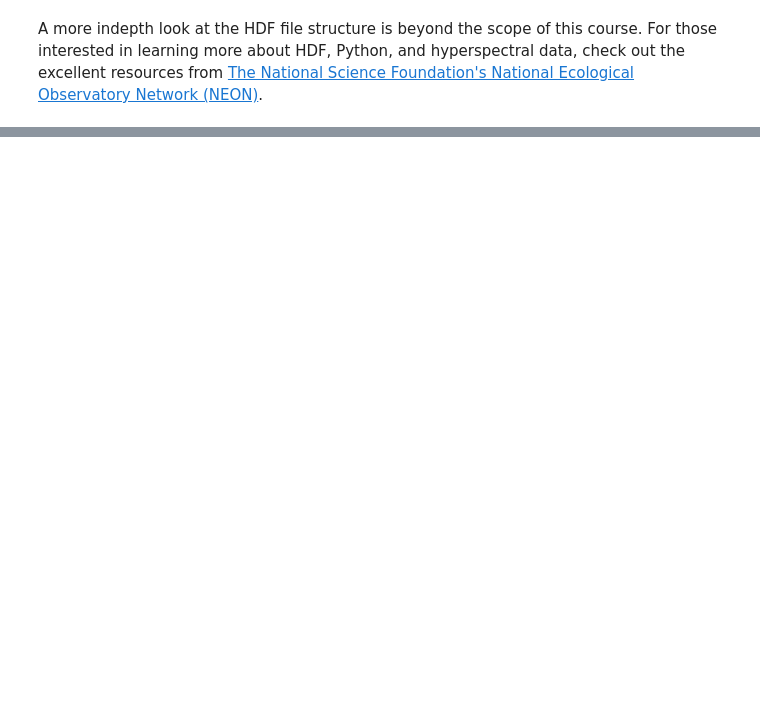
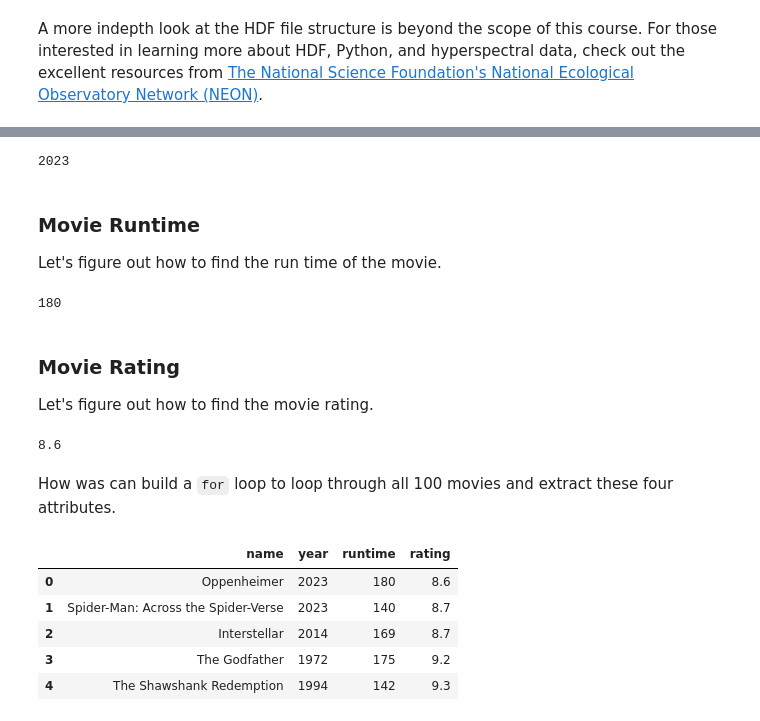
Before and after one commit to CME538/CME538-material, a Jupyter notebook: lectures/week3/lecture2/notebooks/week3_lecture2.ipynb, the cells around one changed output, grey strips where cells are left out. Cells and saved outputs as stored; diff of their text form; code cells hidden in the pictures; blank space fills up the shorter version.

```diff
--- a/lectures/week3/lecture2/notebooks/week3_lecture2.ipynb
+++ b/lectures/week3/lecture2/notebooks/week3_lecture2.ipynb
@@ -705,0 +1068,3 @@ table_rows[0].findAll('td')[1].findAll('a')[0].contents
+# %%
+name = movie.h3.a.text
+print(name)
@@ -705,0 +1076,58 @@ table_rows[0].findAll('td')[1].findAll('a')[0].contents
+# %%
+year = movie.h3.find('span', class_='lister-item-year').text.strip('()')
+print(year)
+# %% [output]
+2023
+# %% [markdown]
+### Movie Runtime
+Let's figure out how to find the run time of the movie.
+# %%
+runtime = int(movie.p.find('span', class_='runtime').text.strip(' min'))
+print(runtime)
+# %% [output]
+180
+# %% [markdown]
+### Movie Rating
+Let's figure out how to find the movie rating.
+# %%
+rating = float(movie.strong.text)
+print(rating)
+# %% [output]
+8.6
+# %% [markdown]
+How was can build a `for` loop to loop through all 100 movies and extract these four attributes.
+# %%
+names = []
+years = []
+runtimes = []
+ratings = []
+
+for movie in movies:
+
+    name = movie.h3.a.text
+    names.append(name)
+
+    year = movie.h3.find('span', class_='lister-item-year').text.strip('()')
+    years.append(year)
+
+    runtime = int(movie.p.find('span', class_='runtime').text.strip(' min'))
+    runtimes.append(runtime)
+
+    rating = float(movie.strong.text)
+    ratings.append(rating)
+
+movies_df = pd.DataFrame({
+    'name': names,
+    'year': years,
+    'runtime': runtimes,
+    'rating': ratings
+})
+
+movies_df.head()
+# %% [output]
+|  | name | year | runtime | rating |
+| 0 | Oppenheimer | 2023 | 180 | 8.6 |
+| 1 | Spider-Man: Across the Spider-Verse | 2023 | 140 | 8.7 |
+| 2 | Interstellar | 2014 | 169 | 8.7 |
+| 3 | The Godfather | 1972 | 175 | 9.2 |
+| 4 | The Shawshank Redemption | 1994 | 142 | 9.3 |
```
Also changed, not shown: parts of 133 cells of this notebook, 1 other file.
